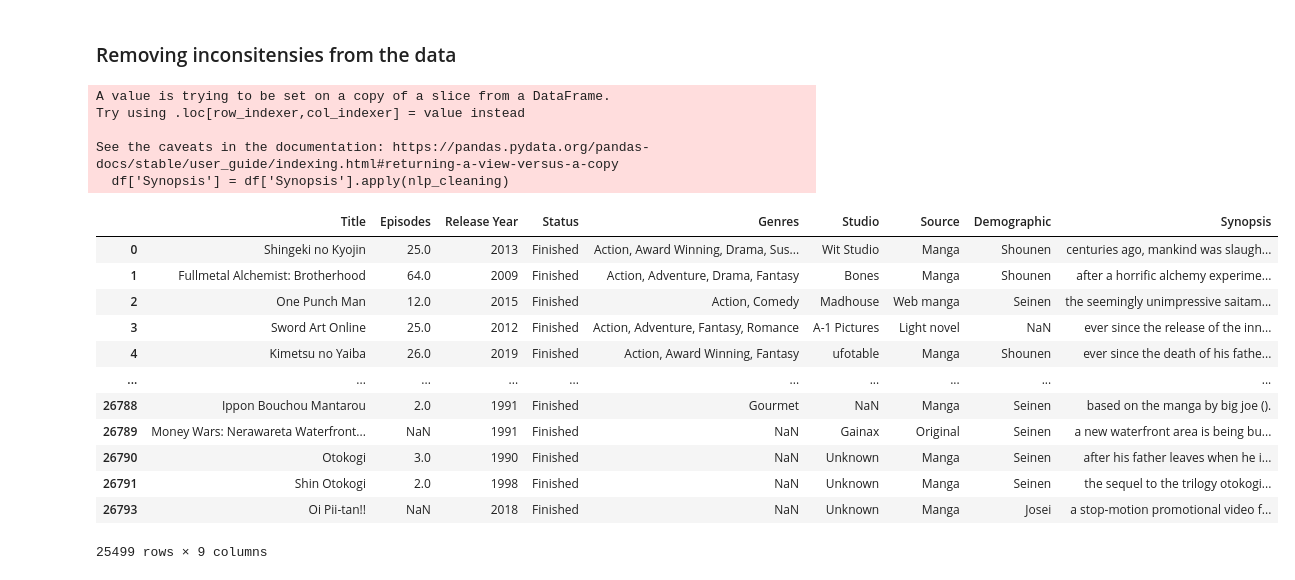
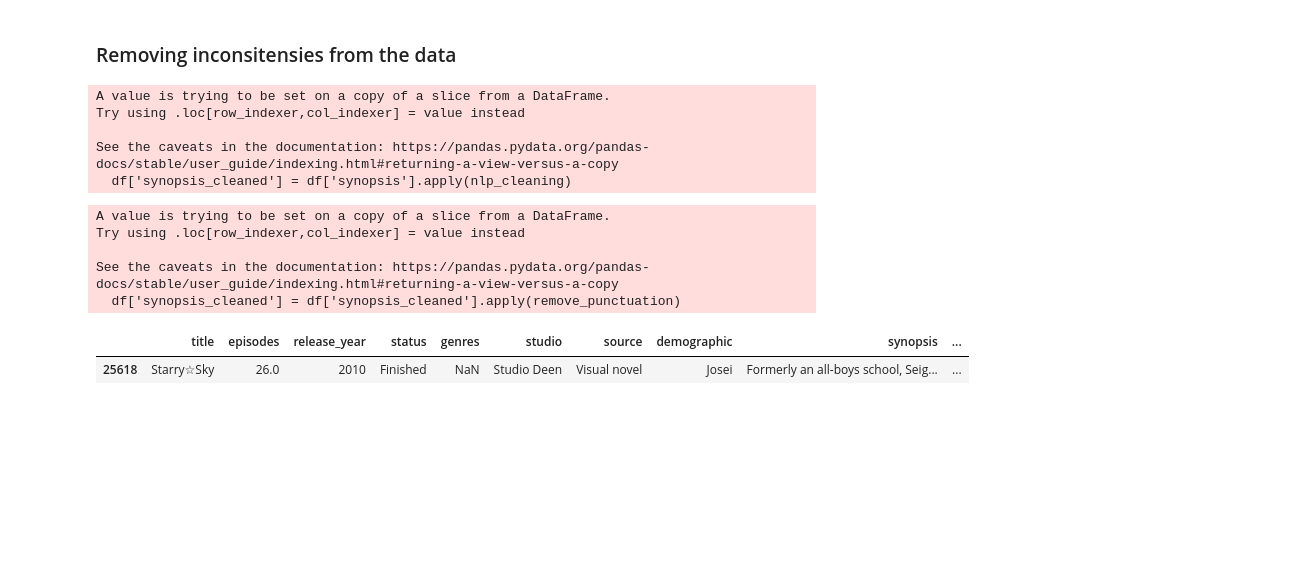
Before and after one commit to Asifdotexe/AniMate, a Jupyter notebook: code/notebook/issue-7-pd-data-processing.ipynb, the cells around one changed output. Drawn from its saved outputs; the diff is of its cells as text; code cells hidden in the pictures; blank space fills up the shorter version.

Commit message:
#7 removed punctuation from synopsis

```diff
--- a/code/notebook/issue-7-pd-data-processing.ipynb
+++ b/code/notebook/issue-7-pd-data-processing.ipynb
@@ -60,35 +59,35 @@ df.shape
 # %% [output]
 (26794, 9)
 # %%
-df = df.query("Genres not in ['Ecchi', 'Hentai', 'Erotica']")
+df = df.query("genres not in ['Ecchi', 'Hentai', 'Erotica']")
 df.shape
 # %% [output]
 (25499, 9)
 # %% [markdown]
 ### Removing inconsitensies from the data
 # %%
-df['Synopsis'] = df['Synopsis'].apply(nlp_cleaning)
+df['synopsis_cleaned'] = df['synopsis'].apply(nlp_cleaning)
 # %% [output]
 A value is trying to be set on a copy of a slice from a DataFrame.
 Try using .loc[row_indexer,col_indexer] = value instead
 
 See the caveats in the documentation: https://pandas.pydata.org/pandas-docs/stable/user_guide/indexing.html#returning-a-view-versus-a-copy
-  df['Synopsis'] = df['Synopsis'].apply(nlp_cleaning)
+  df['synopsis_cleaned'] = df['synopsis'].apply(nlp_cleaning)
+# %%
+def remove_punctuation(text):
+    return text.translate(str.maketrans('', '', string.punctuation))
+# %%
+df['synopsis_cleaned'] = df['synopsis_cleaned'].apply(remove_punctuation)
+# %% [output]
+A value is trying to be set on a copy of a slice from a DataFrame.
+Try using .loc[row_indexer,col_indexer] = value instead
+
+See the caveats in the documentation: https://pandas.pydata.org/pandas-docs/stable/user_guide/indexing.html#returning-a-view-versus-a-copy
+  df['synopsis_cleaned'] = df['synopsis_cleaned'].apply(remove_punctuation)
 # %%
-df
+df.sample()
 # %% [output]
-|  | Title | Episodes | Release Year | Status | Genres | Studio | Source | Demographic | Synopsis |
-| 0 | Shingeki no Kyojin | 25.0 | 2013 | Finished | Action, Award Winning, Drama, Sus... | Wit Studio | Manga | Shounen | centuries ago, mankind was slaugh... |
-| 1 | Fullmetal Alchemist: Brotherhood | 64.0 | 2009 | Finished | Action, Adventure, Drama, Fantasy | Bones | Manga | Shounen | after a horrific alchemy experime... |
-| 2 | One Punch Man | 12.0 | 2015 | Finished | Action, Comedy | Madhouse | Web manga | Seinen | the seemingly unimpressive saitam... |
-| 3 | Sword Art Online | 25.0 | 2012 | Finished | Action, Adventure, Fantasy, Romance | A-1 Pictures | Light novel | NaN | ever since the release of the inn... |
-| 4 | Kimetsu no Yaiba | 26.0 | 2019 | Finished | Action, Award Winning, Fantasy | ufotable | Manga | Shounen | ever since the death of his fathe... |
-| ... | ... | ... | ... | ... | ... | ... | ... | ... | ... |
-| 26788 | Ippon Bouchou Mantarou | 2.0 | 1991 | Finished | Gourmet | NaN | Manga | Seinen | based on the manga by big joe (). |
-| 26789 | Money Wars: Nerawareta Waterfront... | NaN | 1991 | Finished | NaN | Gainax | Original | Seinen | a new waterfront area is being bu... |
-| 26790 | Otokogi | 3.0 | 1990 | Finished | NaN | Unknown | Manga | Seinen | after his father leaves when he i... |
-| 26791 | Shin Otokogi | 2.0 | 1998 | Finished | NaN | Unknown | Manga | Seinen | the sequel to the trilogy otokogi... |
-| 26793 | Oi Pii-tan!! | NaN | 2018 | Finished | NaN | Unknown | Manga | Josei | a stop-motion promotional video f... |
+|  | title | episodes | release_year | status | genres | studio | source | demographic | synopsis | ... |
+| 25618 | Starry☆Sky | 26.0 | 2010 | Finished | NaN | Studio Deen | Visual novel | Josei | Formerly an all-boys school, Seig... | ... |
-25499 rows × 9 columns
 # %%
 df.to_csv(r"..\..\data\processed\AnimeData_300724_processed.csv")
```
Also changed, not shown: parts of 6 cells of this notebook, 1 other file.
